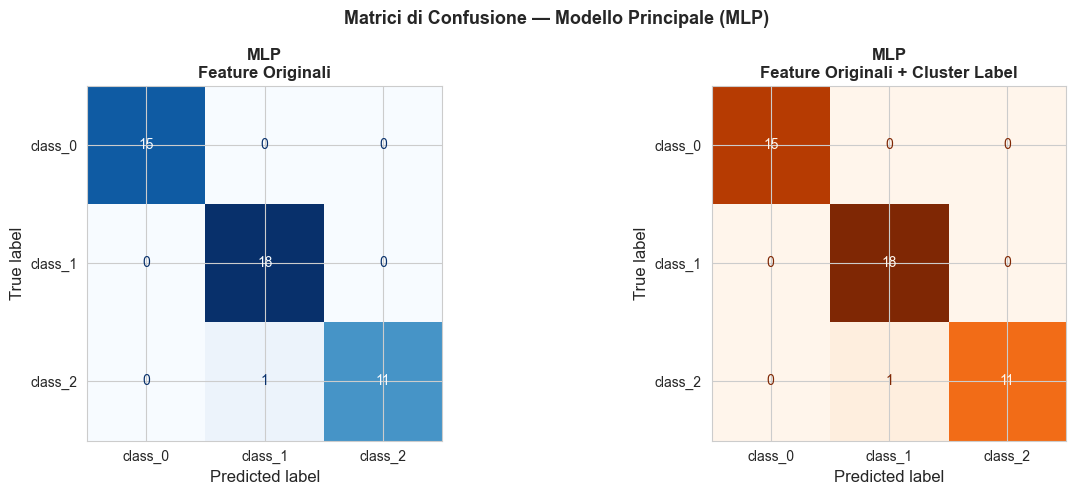
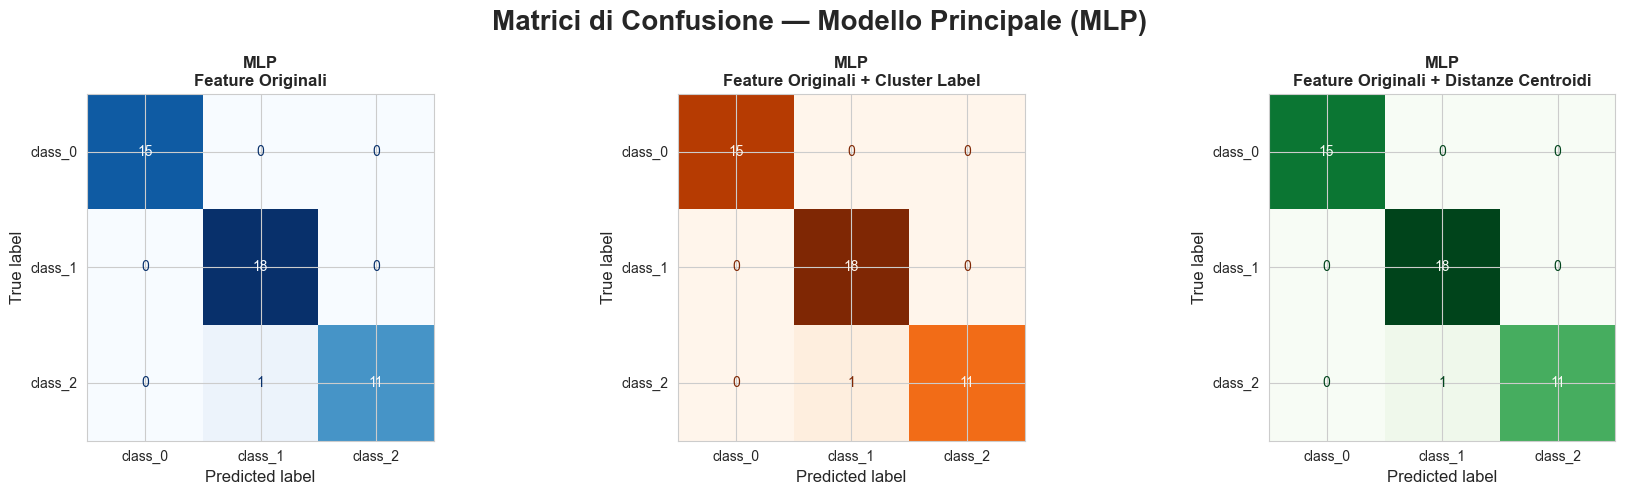
The change to this notebook cell's code, shown as a diff; its figure went from the first image to the second:
--- before
+++ after
@@ -1,7 +1,8 @@
-# Matrici di confusione MLP
-fig, (ax_cm_mlp_orig, ax_cm_mlp_aug) = plt.subplots(1, 2, figsize=(13, 5))
+# Matrici di confusione MLP — le tre configurazioni
+fig, (ax_cm_mlp_orig, ax_cm_mlp_aug, ax_cm_mlp_dist) = plt.subplots(1, 3, figsize=(18, 5))
 
-confusion_matrix_mlp_original = confusion_matrix(target_test, mlp_original_predictions)
+confusion_matrix_mlp_original  = confusion_matrix(target_test, mlp_original_predictions)
 confusion_matrix_mlp_augmented = confusion_matrix(target_test, mlp_augmented_predictions)
+confusion_matrix_mlp_distances = confusion_matrix(target_test, mlp_distances_predictions)
 
 display_mlp_original = ConfusionMatrixDisplay(
@@ -13,4 +14,8 @@
     display_labels=class_names_list
 )
+display_mlp_distances = ConfusionMatrixDisplay(
+    confusion_matrix=confusion_matrix_mlp_distances,
+    display_labels=class_names_list
+)
 
 display_mlp_original.plot(ax=ax_cm_mlp_orig, cmap='Blues', colorbar=False)
@@ -20,5 +25,8 @@
 ax_cm_mlp_aug.set_title('MLP\nFeature Originali + Cluster Label', fontweight='bold', fontsize=12)
 
-fig.suptitle('Matrici di Confusione — Modello Principale (MLP)', fontsize=13, fontweight='bold')
+display_mlp_distances.plot(ax=ax_cm_mlp_dist, cmap='Greens', colorbar=False)
+ax_cm_mlp_dist.set_title('MLP\nFeature Originali + Distanze Centroidi', fontweight='bold', fontsize=12)
+
+fig.suptitle('Matrici di Confusione — Modello Principale (MLP)', fontsize=20, fontweight='bold')
 plt.tight_layout()
 plt.show()
@@ -27,6 +35,11 @@
 metrics_mlp_original  = compute_classification_metrics(target_test, mlp_original_predictions,  'MLP — Originale')
 metrics_mlp_augmented = compute_classification_metrics(target_test, mlp_augmented_predictions, 'MLP — Aumentato')
+metrics_mlp_distances = compute_classification_metrics(target_test, mlp_distances_predictions, 'MLP — Orig + Distanze')
 
-metrics_comparison_mlp = pd.DataFrame([metrics_mlp_original, metrics_mlp_augmented]).set_index('Modello')
+metrics_comparison_mlp = pd.DataFrame([
+    metrics_mlp_original,
+    metrics_mlp_augmented,
+    metrics_mlp_distances
+]).set_index('Modello')
 print("Confronto metriche — MLP (Modello Principale):")
 print(metrics_comparison_mlp.round(4).to_string())

Commit: updated confusion matrix